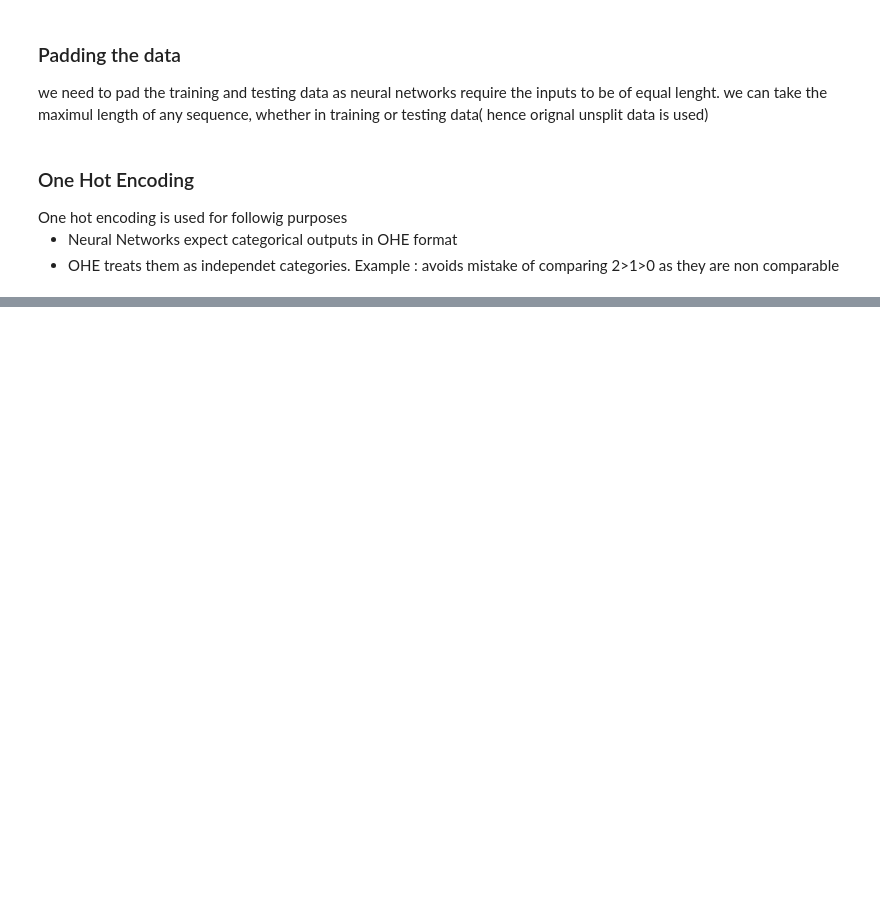
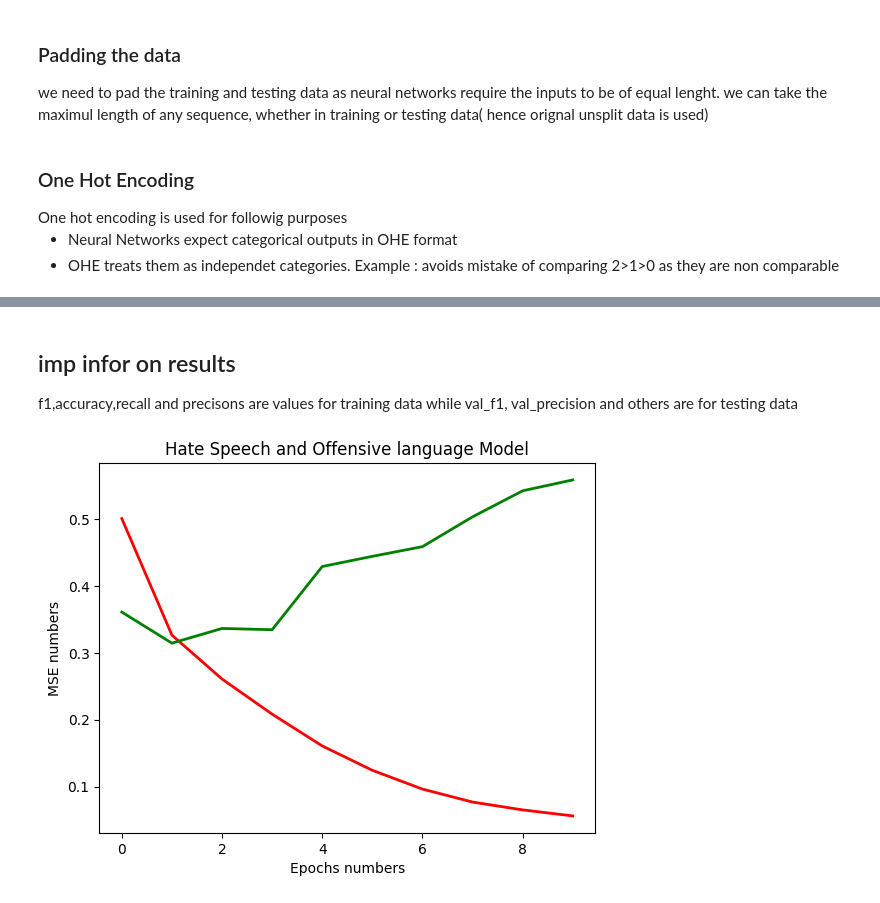
Before and after one commit to shub-codes/HateSpeechDetection, a Jupyter notebook: Hate_speech_detection.ipynb, the cells around one changed output, grey strips where cells are left out. Drawn from its saved outputs; the diff is of its cells as text; code cells hidden in the pictures; blank space fills up the shorter version.

```diff
--- a/Hate_speech_detection.ipynb
+++ b/Hate_speech_detection.ipynb
@@ -181,0 +277,18 @@ y_test=to_categorical(y_test)
+# %%
+def recall(y_test, y_pred):
+    true_p = tf.math.reduce_sum(tf.math.round(tf.clip_by_value(y_test * y_pred, 0, 1)))
+    actual_p = tf.math.reduce_sum(tf.math.round(tf.clip_by_value(y_test, 0, 1)))
+    # Use tf.cond for conditional logic in TensorFlow
+    return tf.cond(tf.equal(actual_p, 0), lambda: 0.0, lambda: true_p / actual_p)
+
+def precision(y_test, y_pred):
+    true_p = tf.math.reduce_sum(tf.math.round(tf.clip_by_value(y_test * y_pred, 0, 1)))
+    predicted_p = tf.math.reduce_sum(tf.math.round(tf.clip_by_value(y_pred, 0, 1)))
+    # Use tf.cond for conditional logic in TensorFlow
+    return tf.cond(tf.equal(predicted_p, 0), lambda: 0.0, lambda: true_p / predicted_p)
+
+def f1(y_test, y_pred):
+    precisions = precision(y_test, y_pred)
+    recalls = recall(y_test, y_pred)
+    # Use tf.cond for conditional logic in TensorFlow
+    return tf.cond(tf.equal(precisions + recalls, 0), lambda: 0.0, lambda: 2 * (precisions * recalls) / (precisions + recalls))
@@ -181,0 +301,14 @@ y_test=to_categorical(y_test)
+# %%
+output_dim=200
+vocab_size=len(tokenizer.word_index)+1
+lstm_model=Sequential([
+    Embedding(vocab_size,output_dim,input_length=max_len),
+    LSTM(64,dropout=0.3,recurrent_dropout=0.3),
+    Dropout(0.5),
+    Dense(128,activation='relu'),
+    Dropout(0.5),
+    Dense(3,activation='softmax')
+])
+# %%
+lstm_model.compile(optimizer='adam',loss='categorical_crossentropy',metrics=['accuracy',precision,recall,f1])
+lstm_model.build(input_shape=(None, max_len))
@@ -181,0 +351,2 @@ y_test=to_categorical(y_test)
+# %%
+model_training=lstm_model.fit(x_train,y_train,epochs=10,validation_data=(x_test,y_test))
@@ -181,0 +374,14 @@ y_test=to_categorical(y_test)
+# %% [markdown]
+<h2> imp infor on results</h2>
+f1,accuracy,recall and precisons are values for training data while val_f1, val_precision and others are for testing data
+# %%
+import matplotlib.pyplot as plt
+hist = lstm_model.history.history
+plt.plot(hist['loss'],'r',linewidth=2, label='Training loss')
+plt.plot(hist['val_loss'], 'g',linewidth=2, label='Validation loss')
+plt.title('Hate Speech and Offensive language Model')
+plt.xlabel('Epochs numbers')
+plt.ylabel('MSE numbers')
+plt.show()
+# %% [output]
+[figure, added]
```
Also changed, not shown: parts of 18 cells of this notebook.
